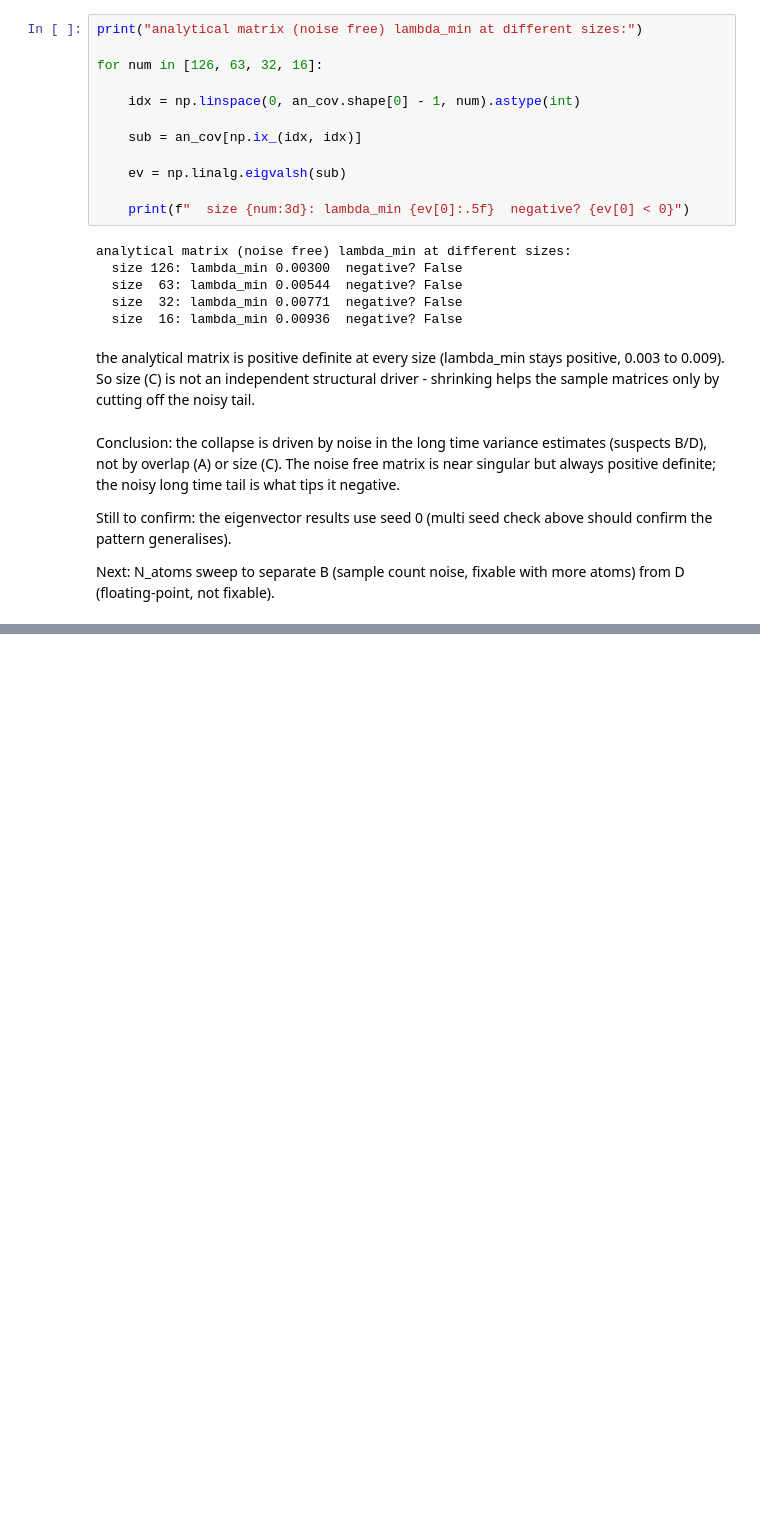
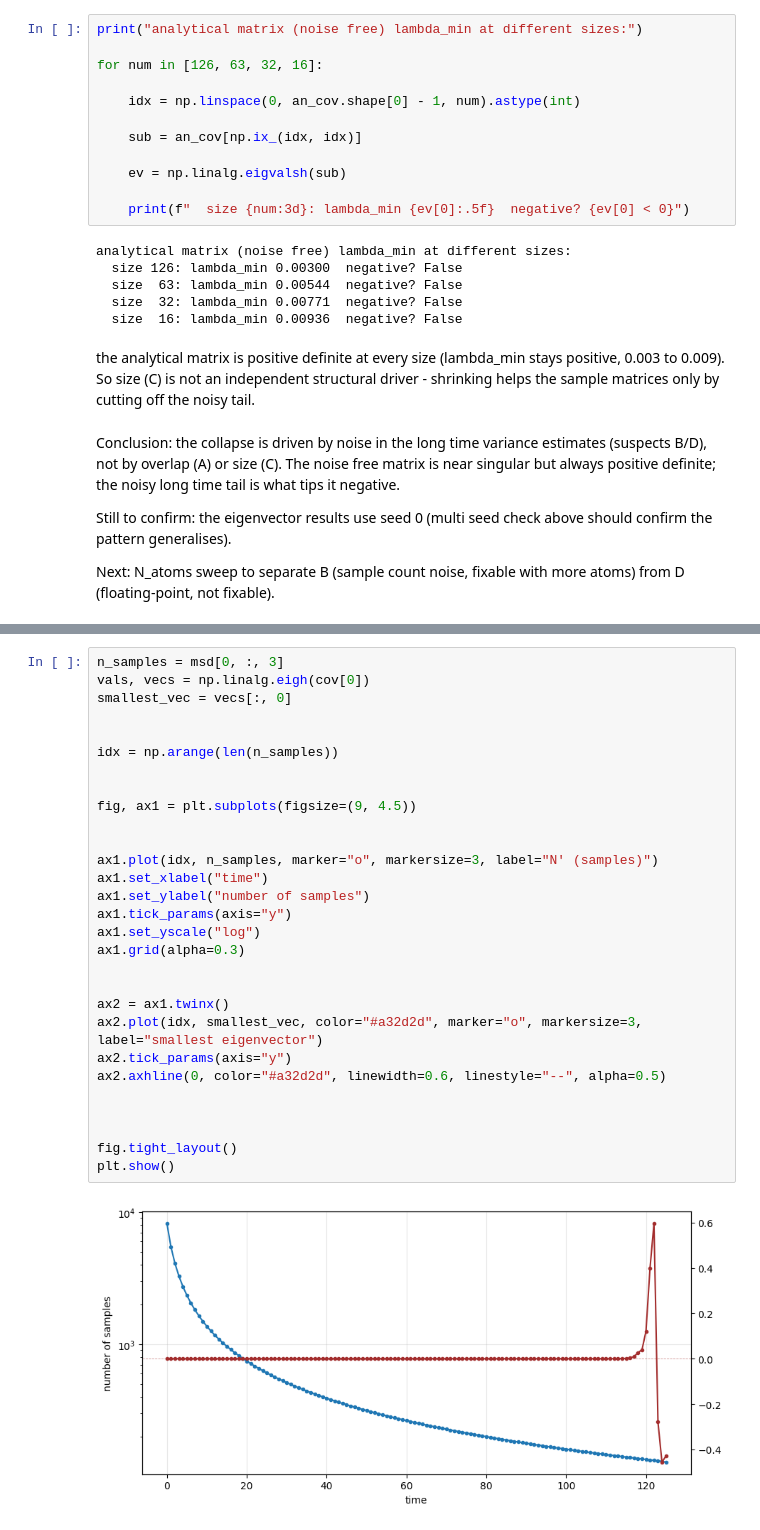
Before and after one commit to ShubhamX57/kappa-kinisi, a Jupyter notebook: code/Suspect_A_Testing.ipynb, the cells around one changed output, grey strips where cells are left out. Saved outputs shown, nothing was run; the diff lists cells and outputs as text; blank space fills up the shorter version.

```diff
--- a/code/Suspect_A_Testing.ipynb
+++ b/code/Suspect_A_Testing.ipynb
@@ -834,0 +859,31 @@ noise, fixable with more atoms) from D (floating-point, not fixable).
+# %%
+n_samples = msd[0, :, 3]
+vals, vecs = np.linalg.eigh(cov[0])
+smallest_vec = vecs[:, 0]
+
+
+idx = np.arange(len(n_samples))
+
+
+fig, ax1 = plt.subplots(figsize=(9, 4.5))
+
+
+ax1.plot(idx, n_samples, marker="o", markersize=3, label="N' (samples)")
+ax1.set_xlabel("time")
+ax1.set_ylabel("number of samples")
+ax1.tick_params(axis="y")
+ax1.set_yscale("log")
+ax1.grid(alpha=0.3)
+
+
+ax2 = ax1.twinx()
+ax2.plot(idx, smallest_vec, color="#a32d2d", marker="o", markersize=3, label="smallest eigenvector")
+ax2.tick_params(axis="y")
+ax2.axhline(0, color="#a32d2d", linewidth=0.6, linestyle="--", alpha=0.5)
+
+
+
+fig.tight_layout()
+plt.show()
+# %% [output]
+[figure, added]
```
Also changed, not shown: parts of 1 cell of this notebook.
